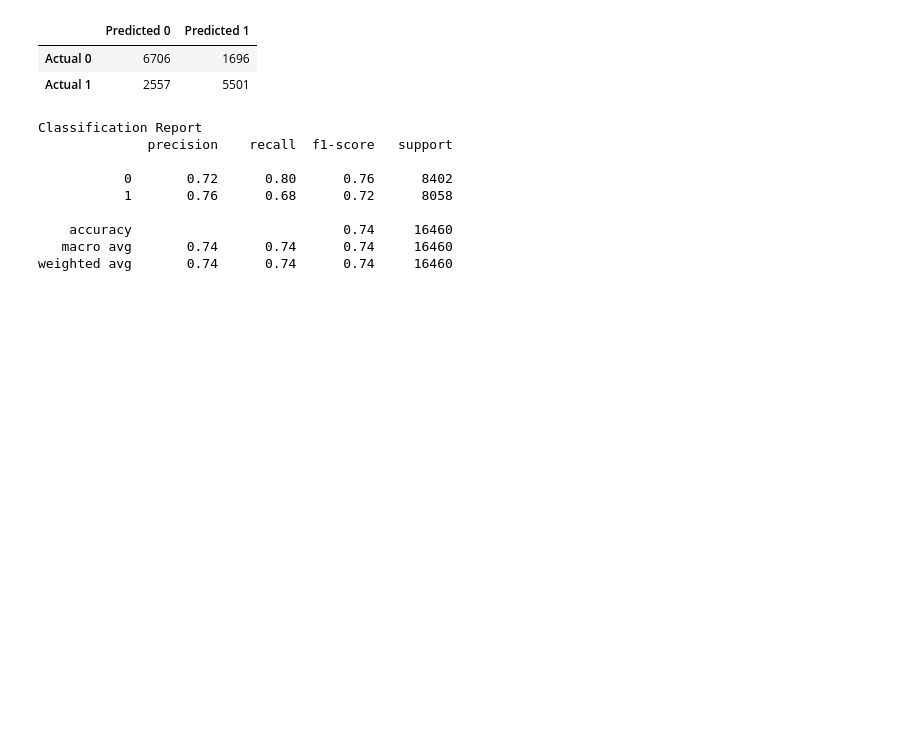
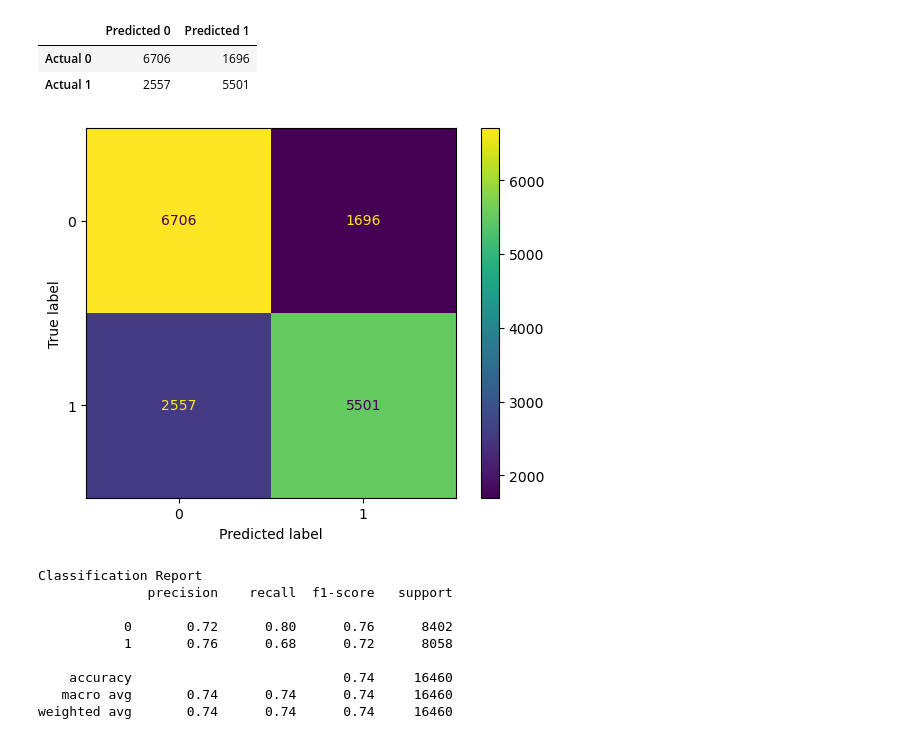
Before and after one commit to JGILINGER7/heart_disease_risk, a Jupyter notebook: Manasi/Grandient_Boost_pkl.ipynb, the cells around one changed output. Saved outputs shown, nothing was run; the diff lists cells and outputs as text; code cells hidden in the pictures; blank space fills up the shorter version.

```diff
--- a/Manasi/Grandient_Boost_pkl.ipynb
+++ b/Manasi/Grandient_Boost_pkl.ipynb
@@ -96,6 +122,14 @@ display(cm_df)
 |  | Predicted 0 | Predicted 1 |
 | Actual 0 | 6706 | 1696 |
 | Actual 1 | 2557 | 5501 |
+# %%
+from sklearn.metrics import ConfusionMatrixDisplay
+import matplotlib.pyplot as plt
+
+ConfusionMatrixDisplay.from_predictions(y_test, predictions)
+plt.show()
+# %% [output]
+[figure, added]
 # %%
 # Generate classification report
 print("Classification Report")
```
Also changed, not shown: parts of 2 cells of this notebook.
